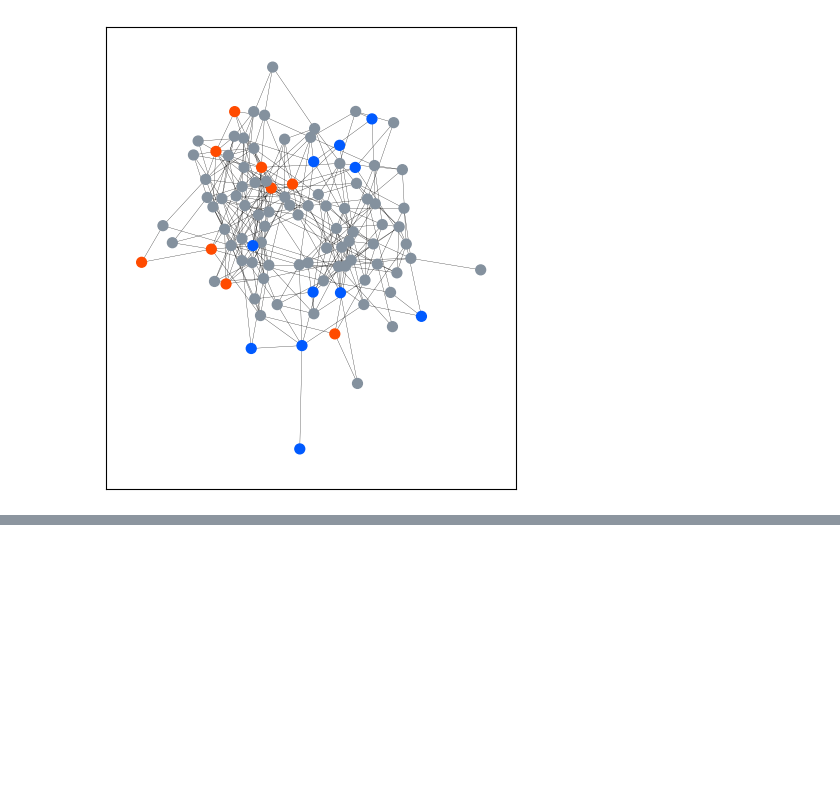
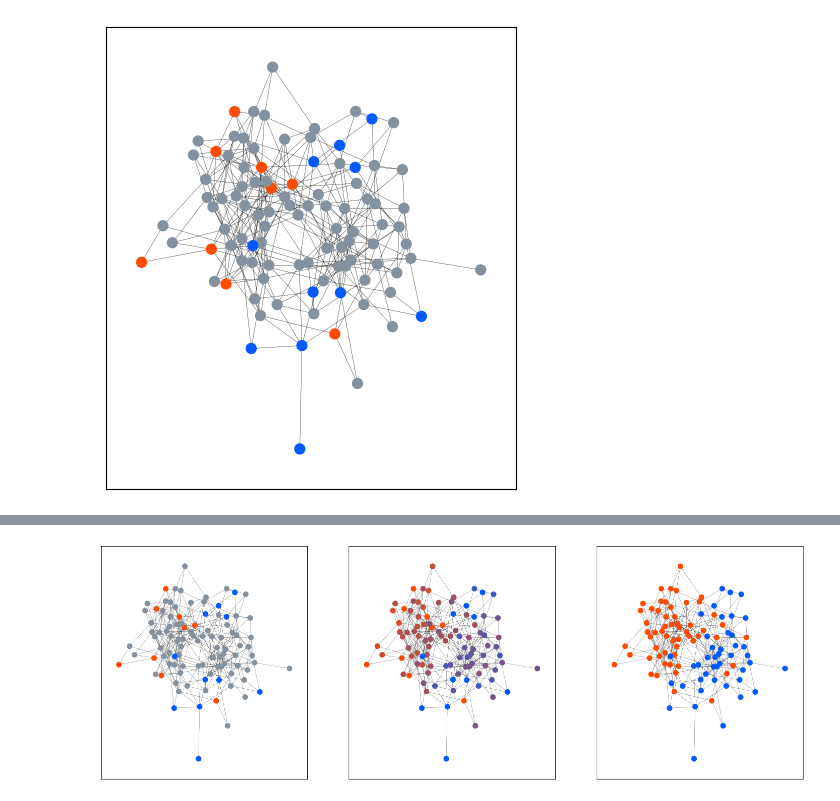
Before and after one commit to maton369/GNN_Practice, a Jupyter notebook: algo2.1.ipynb, the cells around one changed output, grey strips where cells are left out. Saved outputs shown, nothing was run; the diff lists cells and outputs as text; code cells hidden in the pictures; blank space fills up the shorter version.

```diff
--- a/algo2.1.ipynb
+++ b/algo2.1.ipynb
@@ -119,0 +217,43 @@ nx.draw_networkx(
+# %%
+# ===============================
+# 予測ラベルに基づくグラフの可視化（3番目の図）
+# ===============================
+
+# サブプロット3つ目（右側）を作成
+ax = fig.add_subplot(1, 3, 3)
+
+# ノードごとの色を格納するリストを初期化（全ノード分、初期値0）
+c = [0 for i in range(n)]
+
+# 各ノード i に対して色を決定
+for i in range(n):
+    if i in L and fV[L.tolist().index(i)] == 1:
+        # 訓練ノードかつラベル1（正例） → 赤
+        c[i] = "#ff4b00"
+    elif i in L and fV[L.tolist().index(i)] == 0:
+        # 訓練ノードかつラベル0（負例） → 青
+        c[i] = "#005aff"
+    else:
+        # テストノードに対しては、予測スコア yhat を用いて2値分類
+        p = yhat[U.tolist().index(i)]  # ノード i の予測スコアを取得
+        if p > 0.5:
+            # スコアが 0.5 より大きければ → 正例と判定 → 赤
+            c[i] = "#ff4b00"
+        else:
+            # スコアが 0.5 以下 → 負例と判定 → 青
+            c[i] = "#005aff"
+
+# ノードの色に基づいてグラフを描画
+nx.draw_networkx(
+    G,  # グラフ構造
+    pos,  # ノード位置（spring_layout）
+    ax=ax,  # 描画先のAxes（右側）
+    with_labels=False,  # ノード番号などのラベルは表示しない
+    width=0.2,  # エッジの太さ
+    node_size=50,  # ノードのサイズ
+    node_color=c,  # 上で決定したノードごとの色
+)
+# %%
+fig
+# %% [output]
+[figure, added]
```
Also changed, not shown: parts of 3 cells of this notebook.
